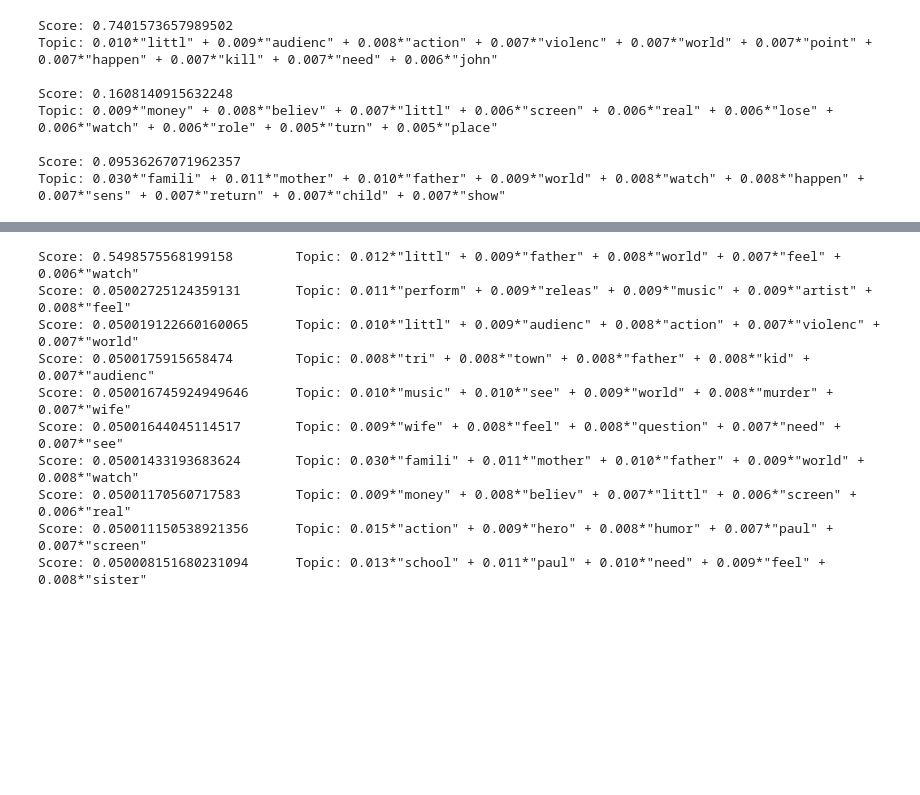
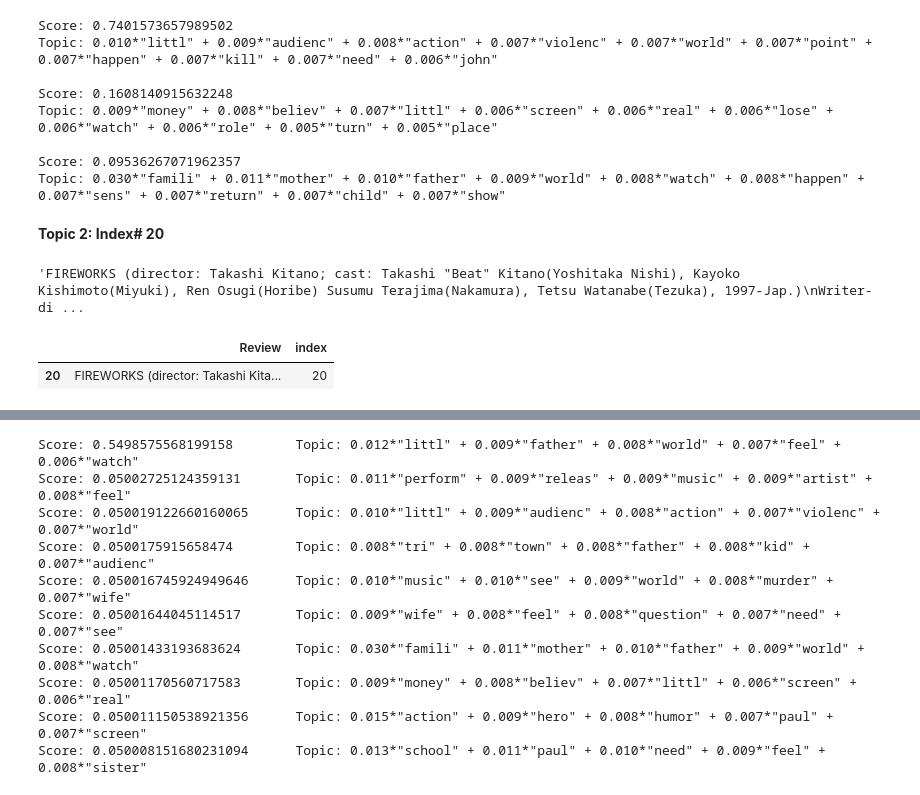
Before and after one commit to nityanandkore/6162--KDD, a Jupyter notebook: Homework8_TopicModeling.ipynb, the cells around one changed output, grey strips where cells are left out. Cells and saved outputs as stored; diff of their text form; code cells hidden in the pictures; blank space fills up the shorter version.

```diff
--- a/Homework8_TopicModeling.ipynb
+++ b/Homework8_TopicModeling.ipynb
@@ -356,3 +358,5 @@ Topic: 0.009*"money" + 0.008*"believ" + 0.007*"littl" + 0.006*"screen" + 0.006*"
 
 Score: 0.09536267071962357
 Topic: 0.030*"famili" + 0.011*"mother" + 0.010*"father" + 0.009*"world" + 0.008*"watch" + 0.008*"happen" + 0.007*"sens" + 0.007*"return" + 0.007*"child" + 0.007*"show"
+# %% [markdown]
+**Topic 2: Index# 20**
@@ -358,0 +366,9 @@ Topic: 0.030*"famili" + 0.011*"mother" + 0.010*"father" + 0.009*"world" + 0.008*
+# %%
+doc_sample
+# %% [output]
+'FIREWORKS (director: Takashi Kitano; cast: Takashi "Beat" Kitano(Yoshitaka Nishi), Kayoko Kishimoto(Miyuki), Ren Osugi(Horibe) Susumu Terajima(Nakamura), Tetsu Watanabe(Tezuka), 1997-Jap.)\nWriter-di ...
+# %%
+documents[documents['index'] == 20]
+# %% [output]
+|  | Review | index |
+| 20 | FIREWORKS (director: Takashi Kita... | 20 |
```
Also changed, not shown: parts of 14 cells of this notebook.
